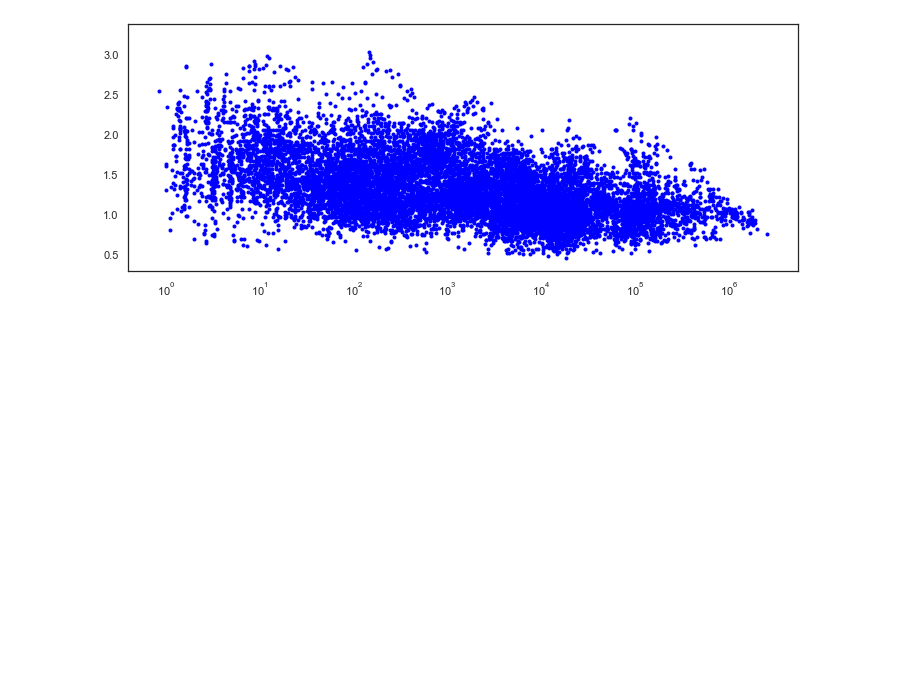
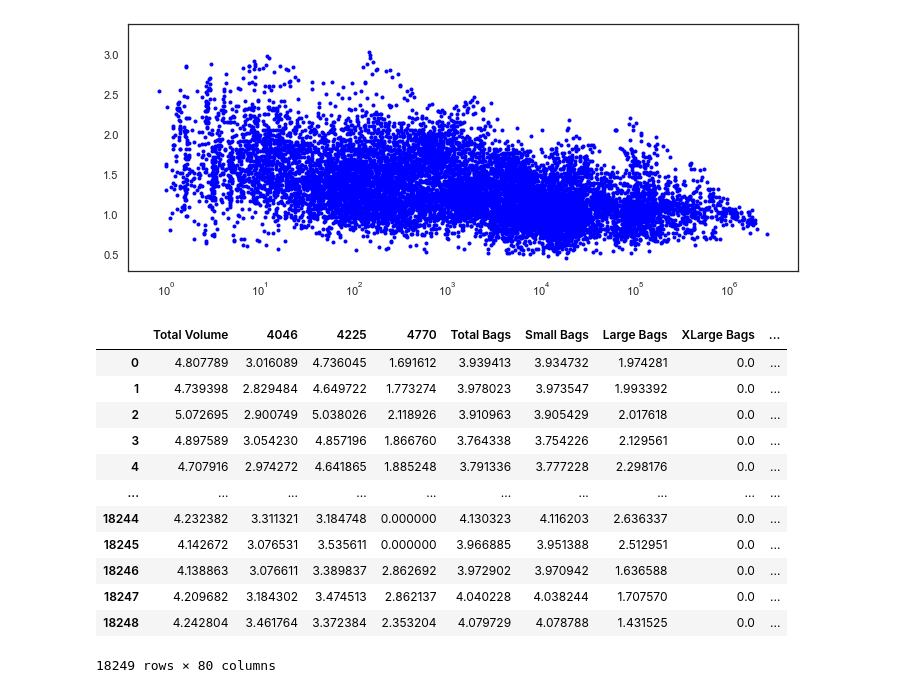
Before and after one commit to gregor-ovsenjak/Avocado_prices, a Jupyter notebook: Explore_data.ipynb, the cells around one changed output. Cells and saved outputs as stored; diff of their text form; code cells hidden in the pictures; blank space fills up the shorter version.

```diff
--- a/Explore_data.ipynb
+++ b/Explore_data.ipynb
@@ -99,3 +103,28 @@ plt.show()
 [figure]
 # %%
 '''There is some linearity shown when I apply log-transform to these features, which may help with getting the right prices of avocados'''
+# %%
+
+data = pd.read_csv('data/avocado.csv')
+
+target = data['AveragePrice']
+
+data = data.drop(['Unnamed: 0','AveragePrice'],axis = 1)
+
+
+data_2 = apply_transformations(data)
+data_2
+# %% [output]
+|  | Total Volume | 4046 | 4225 | 4770 | Total Bags | Small Bags | Large Bags | XLarge Bags | ... |
+| 0 | 4.807789 | 3.016089 | 4.736045 | 1.691612 | 3.939413 | 3.934732 | 1.974281 | 0.0 | ... |
+| 1 | 4.739398 | 2.829484 | 4.649722 | 1.773274 | 3.978023 | 3.973547 | 1.993392 | 0.0 | ... |
+| 2 | 5.072695 | 2.900749 | 5.038026 | 2.118926 | 3.910963 | 3.905429 | 2.017618 | 0.0 | ... |
+| 3 | 4.897589 | 3.054230 | 4.857196 | 1.866760 | 3.764338 | 3.754226 | 2.129561 | 0.0 | ... |
+| 4 | 4.707916 | 2.974272 | 4.641865 | 1.885248 | 3.791336 | 3.777228 | 2.298176 | 0.0 | ... |
+| ... | ... | ... | ... | ... | ... | ... | ... | ... | ... |
+| 18244 | 4.232382 | 3.311321 | 3.184748 | 0.000000 | 4.130323 | 4.116203 | 2.636337 | 0.0 | ... |
+| 18245 | 4.142672 | 3.076531 | 3.535611 | 0.000000 | 3.966885 | 3.951388 | 2.512951 | 0.0 | ... |
+| 18246 | 4.138863 | 3.076611 | 3.389837 | 2.862692 | 3.972902 | 3.970942 | 1.636588 | 0.0 | ... |
+| 18247 | 4.209682 | 3.184302 | 3.474513 | 2.862137 | 4.040228 | 4.038244 | 1.707570 | 0.0 | ... |
+| 18248 | 4.242804 | 3.461764 | 3.372384 | 2.353204 | 4.079729 | 4.078788 | 1.431525 | 0.0 | ... |
+18249 rows × 80 columns
```
Also changed, not shown: parts of 1 cell of this notebook.
